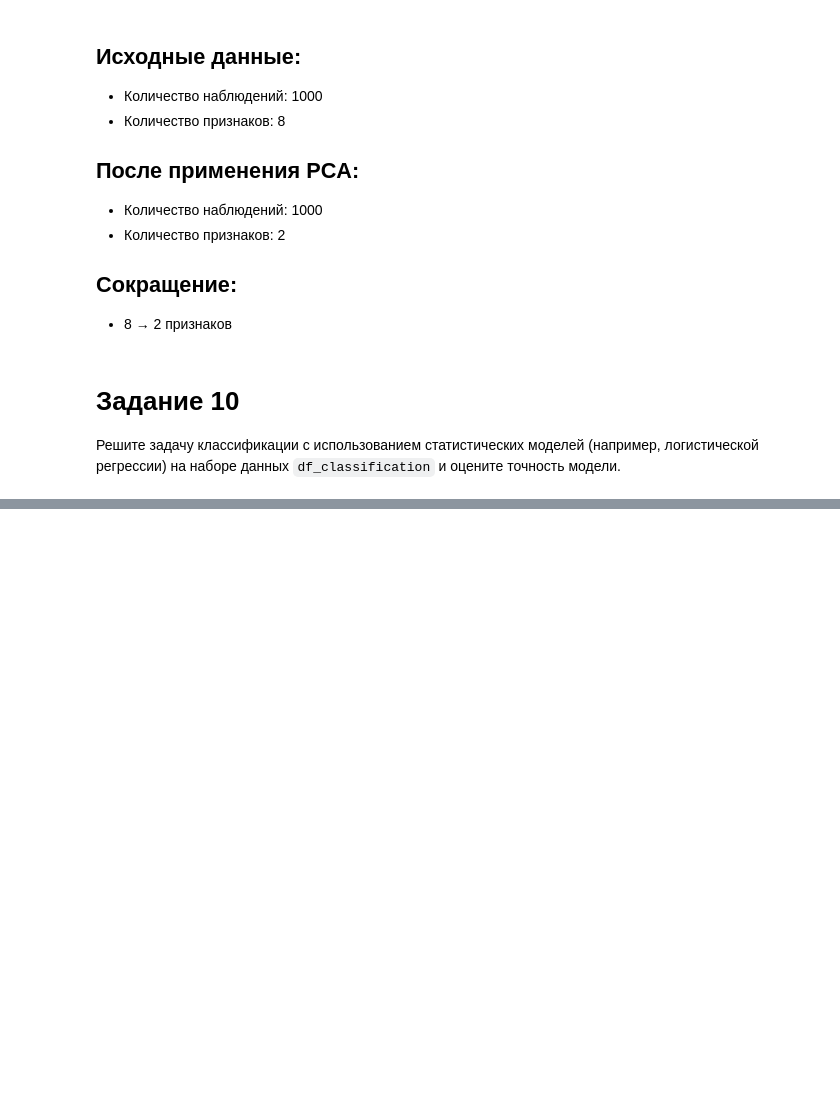
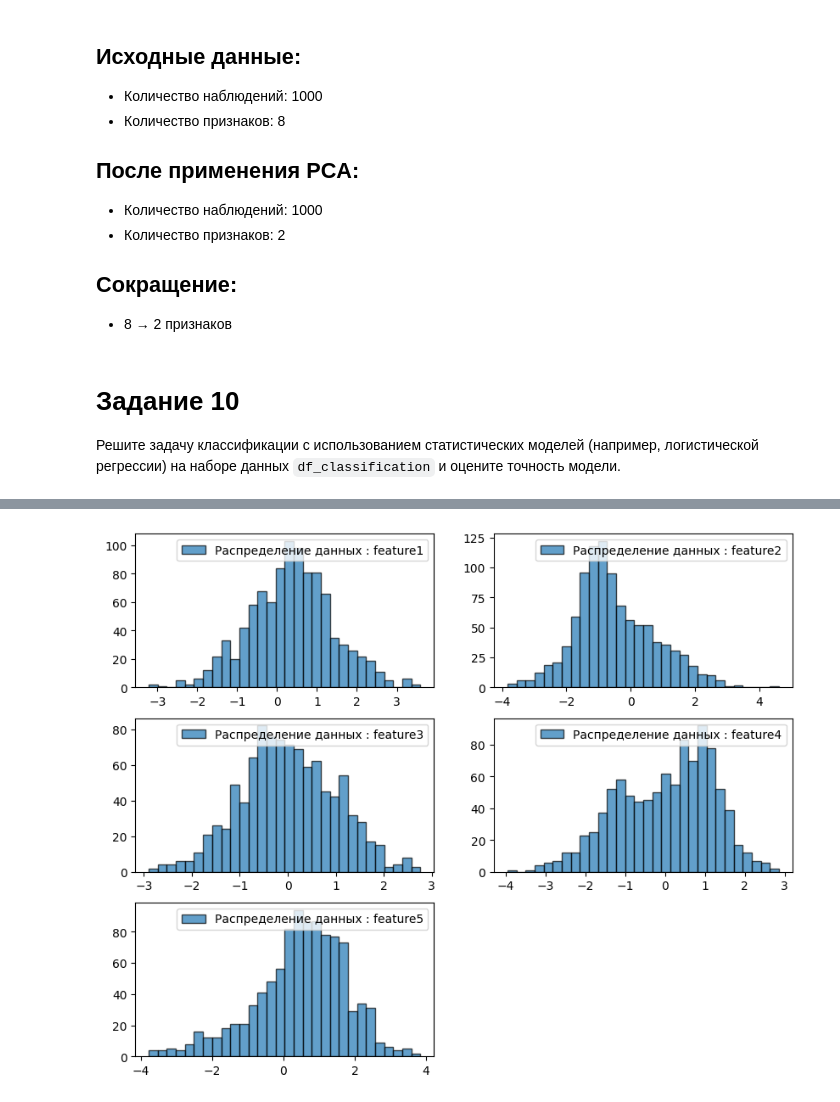
Before and after one commit to JaroslavSavik/Stats_train, a Jupyter notebook: stats_train.ipynb, the cells around one changed output, grey strips where cells are left out. Saved outputs shown, nothing was run; the diff lists cells and outputs as text; code cells hidden in the pictures; blank space fills up the shorter version.

```diff
--- a/stats_train.ipynb
+++ b/stats_train.ipynb
@@ -982,0 +1027,62 @@ df_classification
+# %%
+# @title Гистограмма распределеиня
+
+plt.figure(figsize=(10,8))
+
+#Распределение для feature1
+plt.subplot(3,2,1)
+plt.hist(
+    df_classification['feature1'],
+    bins= 30,
+    label='Распределение данных : feature1',
+    alpha=0.7,
+    edgecolor='black'
+)
+plt.legend()
+
+#Распределение для feature2
+plt.subplot(3,2,2)
+plt.hist(
+    df_classification['feature2'],
+    bins= 30,
+    label='Распределение данных : feature2',
+    alpha=0.7,
+    edgecolor='black'
+)
+plt.legend()
+
+#Распределение для feature3
+plt.subplot(3,2,3)
+plt.hist(
+    df_classification['feature3'],
+    bins= 30,
+    label='Распределение данных : feature3',
+    alpha=0.7,
+    edgecolor='black'
+)
+plt.legend()
+
+#Распределение для feature4
+plt.subplot(3,2,4)
+plt.hist(
+    df_classification['feature4'],
+    bins= 30,
+    label='Распределение данных : feature4',
+    alpha=0.7,
+    edgecolor='black'
+)
+plt.legend()
+
+#Распределение для feature5
+plt.subplot(3,2,5)
+plt.hist(
+    df_classification['feature5'],
+    bins= 30,
+    label='Распределение данных : feature5',
+    alpha=0.7,
+    edgecolor='black'
+)
+plt.legend()
+plt.show()
+# %% [output]
+[figure, added]
```
Also changed, not shown: parts of 21 cells of this notebook.
